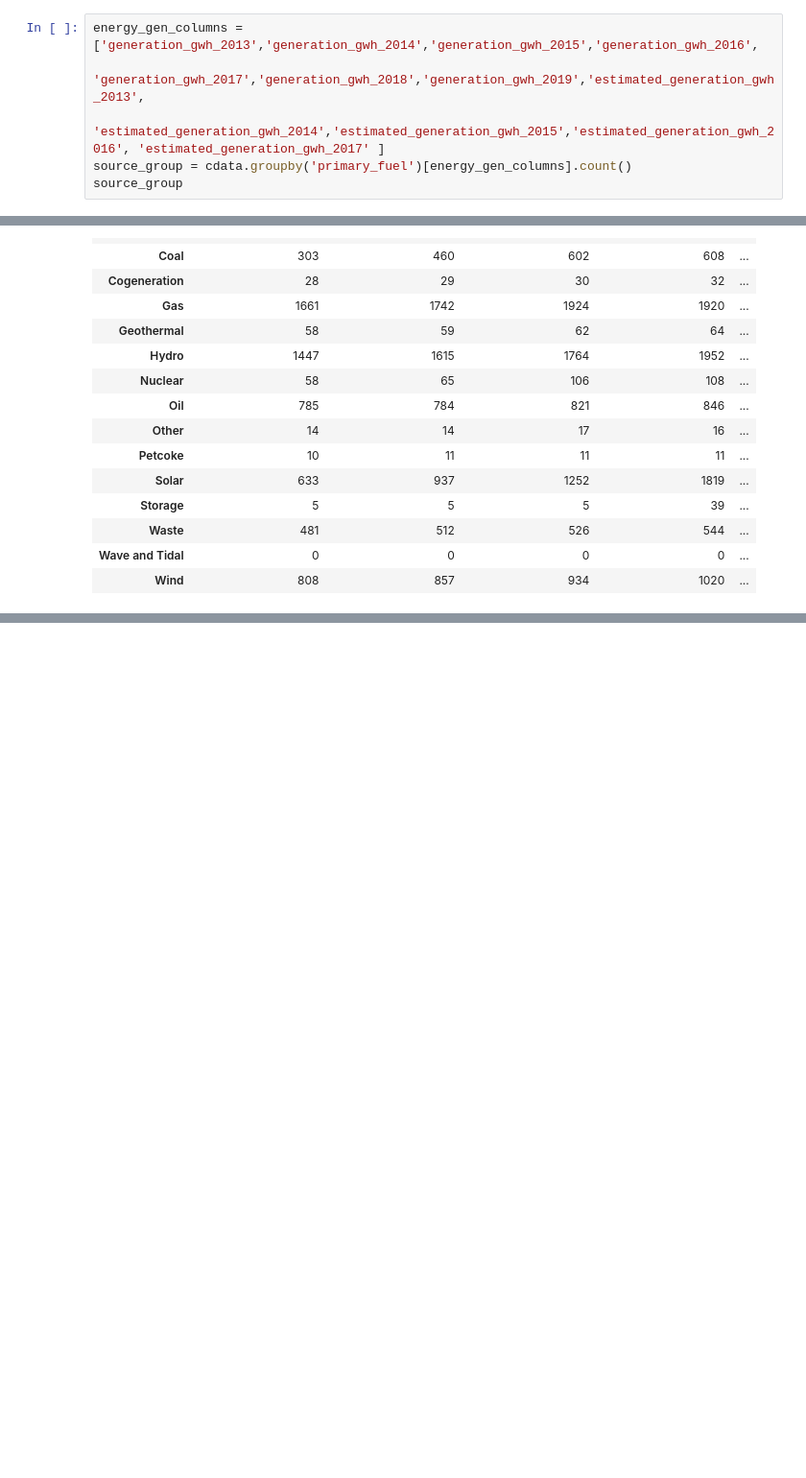
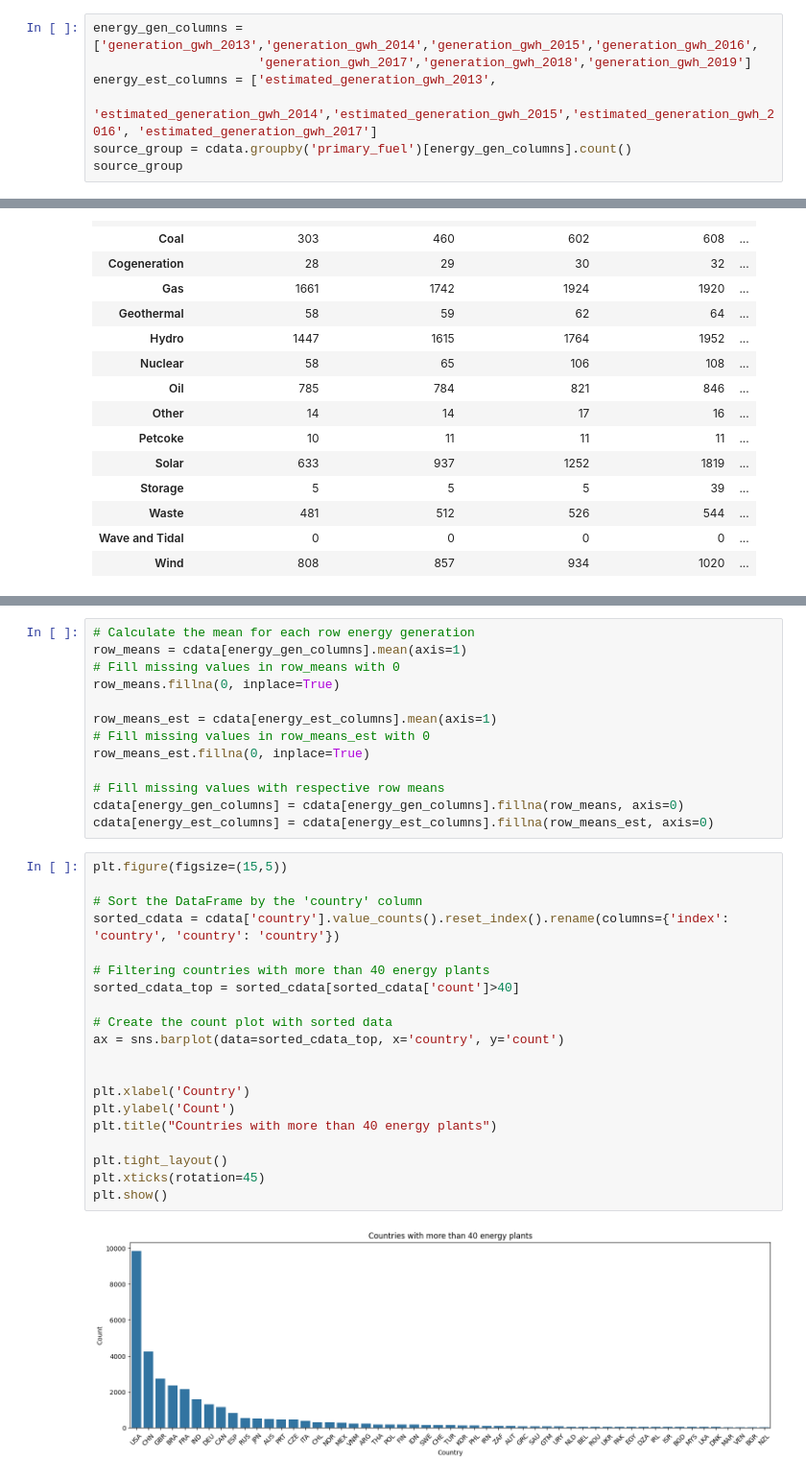
Before and after one commit to arielwendichansky/DI_Bootcamp, a Jupyter notebook: Week6/Day2/daily_challenge/energy.ipynb, the cells around one changed output, grey strips where cells are left out. Shown at 96% size. Saved outputs shown, nothing was run; the diff lists cells and outputs as text; blank space fills up the shorter version.

```diff
--- a/Week6/Day2/daily_challenge/energy.ipynb
+++ b/Week6/Day2/daily_challenge/energy.ipynb
@@ -100,8 +93,9 @@ By doing this only power stations from the US remains
 # cdata.isnull().sum()
 # %%
 energy_gen_columns = ['generation_gwh_2013','generation_gwh_2014','generation_gwh_2015','generation_gwh_2016',
-                      'generation_gwh_2017','generation_gwh_2018','generation_gwh_2019','estimated_generation_gwh_2013',
-                      'estimated_generation_gwh_2014','estimated_generation_gwh_2015','estimated_generation_gwh_2016', 'estimated_generation_gwh_2017' ]
+                      'generation_gwh_2017','generation_gwh_2018','generation_gwh_2019']
+energy_est_columns = ['estimated_generation_gwh_2013',
+                      'estimated_generation_gwh_2014','estimated_generation_gwh_2015','estimated_generation_gwh_2016', 'estimated_generation_gwh_2017']
 source_group = cdata.groupby('primary_fuel')[energy_gen_columns].count()
 source_group
 # %% [output]
@@ -167,0 +139,35 @@ print(cdata_filled)
+# %%
+# Calculate the mean for each row energy generation
+row_means = cdata[energy_gen_columns].mean(axis=1)
+# Fill missing values in row_means with 0
+row_means.fillna(0, inplace=True)
+
+row_means_est = cdata[energy_est_columns].mean(axis=1)
+# Fill missing values in row_means_est with 0
+row_means_est.fillna(0, inplace=True)
+
+# Fill missing values with respective row means
+cdata[energy_gen_columns] = cdata[energy_gen_columns].fillna(row_means, axis=0)
+cdata[energy_est_columns] = cdata[energy_est_columns].fillna(row_means_est, axis=0)
+# %%
+plt.figure(figsize=(15,5))
+
+# Sort the DataFrame by the 'country' column
+sorted_cdata = cdata['country'].value_counts().reset_index().rename(columns={'index': 'country', 'country': 'country'})
+
+# Filtering countries with more than 40 energy plants
+sorted_cdata_top = sorted_cdata[sorted_cdata['count']>40]
+
+# Create the count plot with sorted data
+ax = sns.barplot(data=sorted_cdata_top, x='country', y='count')
+
+
+plt.xlabel('Country')
+plt.ylabel('Count')
+plt.title("Countries with more than 40 energy plants")
+
+plt.tight_layout()
+plt.xticks(rotation=45)
+plt.show()
+# %% [output]
+[figure, added]
```
Also changed, not shown: parts of 21 cells of this notebook.
